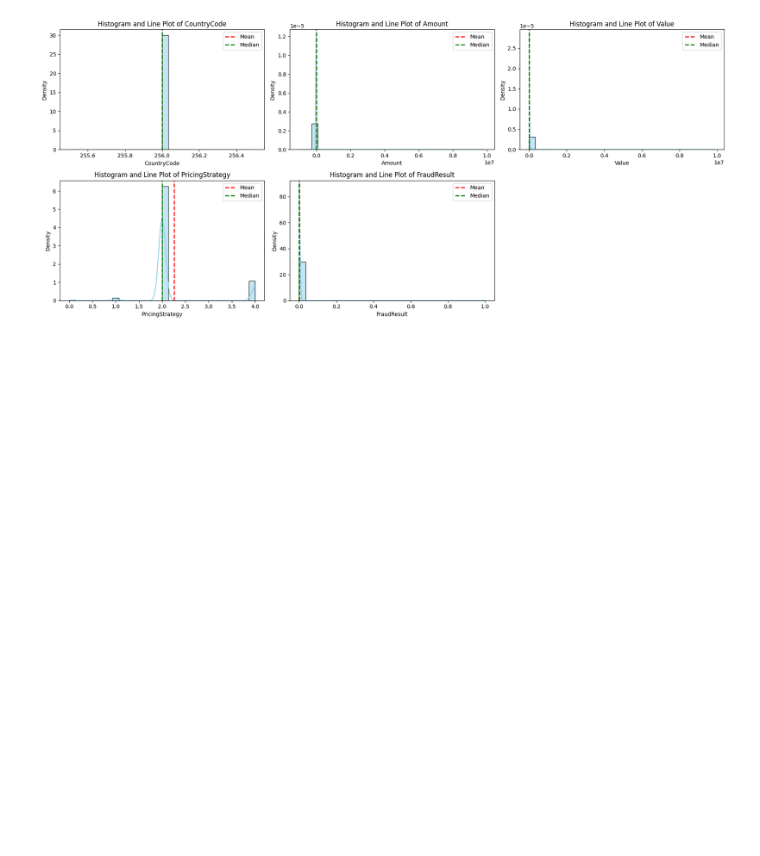
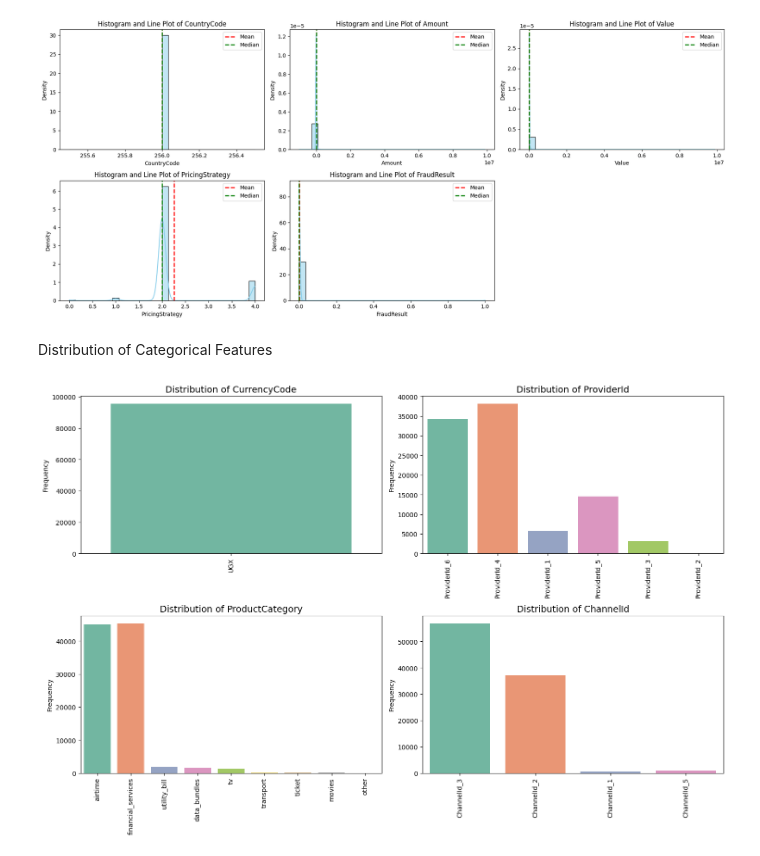
Before and after one commit to brook1167/Bati-Bank, a Jupyter notebook: notebooks/Eda.ipynb, the cells around one changed output. Cells and saved outputs as stored; diff of their text form; code cells hidden in the pictures; blank space fills up the shorter version.

Commit message:
plot categorical features

```diff
--- a/notebooks/Eda.ipynb
+++ b/notebooks/Eda.ipynb
@@ -126,3 +126,10 @@ Distribution of Numerical Features
 plot_numeric_columns(df)
 # %% [output]
 [figure]
+# %% [markdown]
+Distribution of Categorical Features
+# %%
+# Example usage:
+plot_categorical_columns(df)
+# %% [output]
+[figure, added]
```
